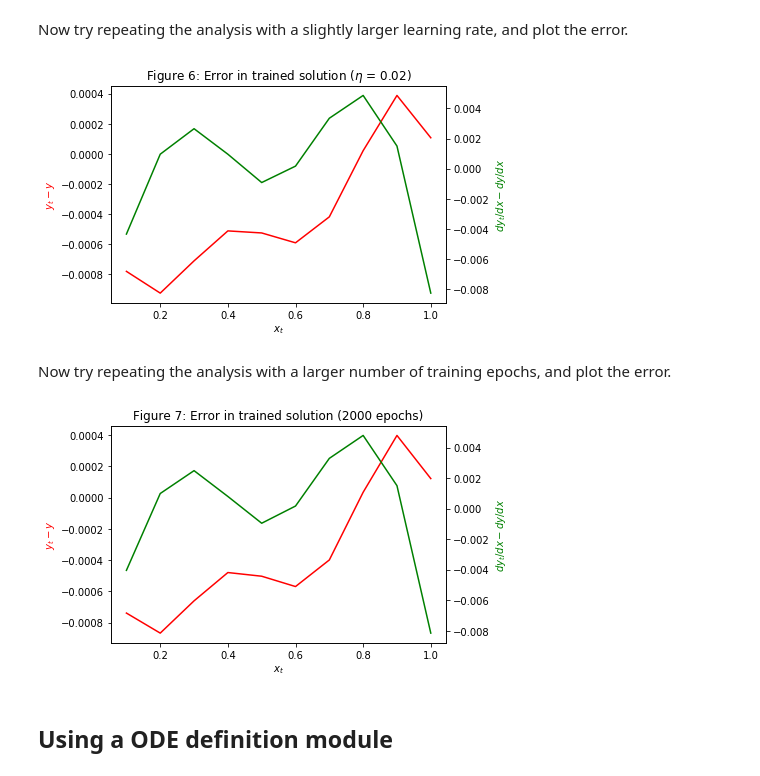
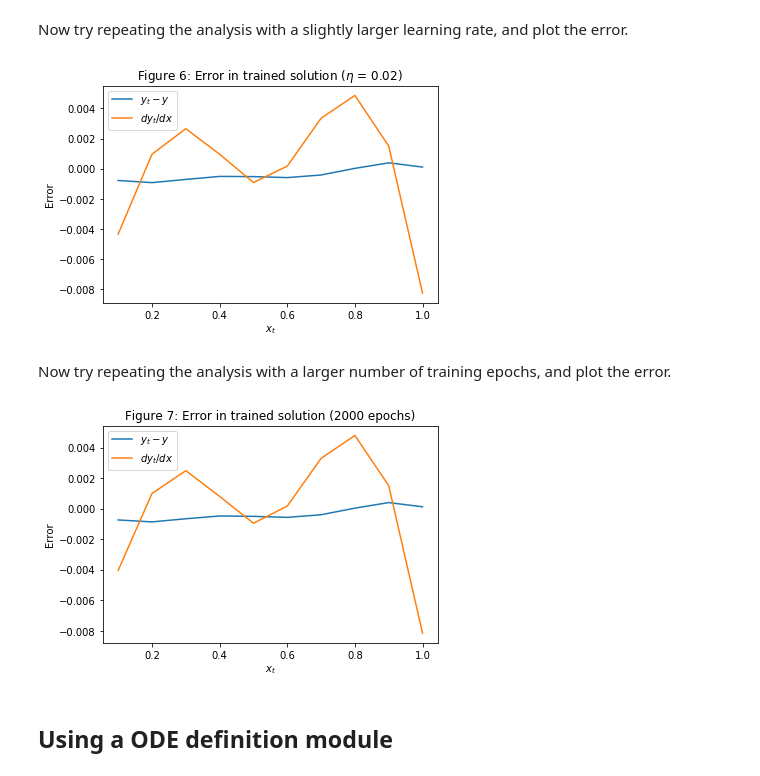
Before and after one commit to elwinter/nnode, a Jupyter notebook: nnode1.ipynb, the cells around one changed output. Drawn from its saved outputs; the diff is of its cells as text; code cells hidden in the pictures.

```diff
--- a/nnode1.ipynb
+++ b/nnode1.ipynb
@@ -86,21 +86,21 @@ where:
 A plot of this transfer function and its first several derivatives is provided below.
 # %%
 def sigma(z):
-    return 1 / (1 + m.exp(-z))
+    return 1 / (1 + exp(-z))
 
 def dsigma_dz(z):
-    return m.exp(-z) / (1 + m.exp(-z))**2
+    return exp(-z) / (1 + exp(-z))**2
 
 def d2sigma_dz2(z):
     return (
-        2 * m.exp(-2 * z) / (1 + m.exp(-z))**3 - m.exp(-z) / (1 + m.exp(-z))**2
+        2 * exp(-2 * z) / (1 + exp(-z))**3 - exp(-z) / (1 + exp(-z))**2
     )
 
 def d3sigma_dz3(z):
     return (
-        6 * m.exp(-3 * z) / (1 + m.exp(-z))**4
-        - 6 * m.exp(-2 * z) / (1 + m.exp(-z))**3
-        + m.exp(-z) / (1 + m.exp(-z))**2
+        6 * exp(-3 * z) / (1 + exp(-z))**4
+        - 6 * exp(-2 * z) / (1 + exp(-z))**3
+        + exp(-z) / (1 + exp(-z))**2
     )
 
 z = np.arange(-5, 5, 0.01)
@@ -281,11 +281,11 @@ y(x) = 1 + e^{-x^2/2}
 The analytical solution and its derivative are shown in the figure below.
 # %%
 def ya(x):
-    return 1 + m.exp(-x**2 / 2)
+    return 1 + exp(-x**2 / 2)
 
 # Define the 1st analytical derivative.
 def dya_dx(x):
-    return -x * m.exp(-x**2 / 2)
+    return -x * exp(-x**2 / 2)
 
 # Define the original differential equation:
 def F(x, y):
@@ -410,21 +400,19 @@ Now try repeating the analysis with a slightly larger learning rate, and plot th
 # %%
 np.random.seed(0)
 (yt, dyt_dx) = nnode1(xt, F, dF_dy, d2F_dy2, A, eta = 0.02)
 y = np.zeros(nt)
 dy_dx = np.zeros(nt)
 for i in range(nt):
     y[i] = ya(xt[i])
     dy_dx[i] = dya_dx(xt[i])
-(fig, ax1) = plt.subplots()
-ax1.plot(xt, yt - y, color = 'r')
-ax1.set_xlabel('$x_t$')
-ax1.set_ylabel('$y_t - y$', color = 'r')
-ax2 = ax1.twinx()
-ax2.plot(xt, dyt_dx - dy_dx, color = 'g')
-ax2.set_ylabel('$dy_t/dx - dy/dx$', color = 'g');
+plt.plot(xt, yt - y, label = "$y_t-y$")
+plt.plot(xt, dyt_dx - dy_dx, label = "$dy_t/dx$")
+plt.xlabel('$x_t$')
+plt.ylabel('Error')
+plt.legend()
 plt.title("Figure 6: Error in trained solution ($\eta$ = 0.02)");
 # %% [output]
-[figure, old version]
+[figure, new version]
 # %% [markdown]
 Now try repeating the analysis with a larger number of training epochs, and plot the error.
 # %%
@@ -435,16 +423,14 @@ dy_dx = np.zeros(nt)
 for i in range(nt):
     y[i] = ya(xt[i])
     dy_dx[i] = dya_dx(xt[i])
-(fig, ax1) = plt.subplots()
-ax1.plot(xt, yt - y, color = 'r')
-ax1.set_xlabel('$x_t$')
-ax1.set_ylabel('$y_t - y$', color = 'r')
-ax2 = ax1.twinx()
-ax2.plot(xt, dyt_dx - dy_dx, color = 'g')
-ax2.set_ylabel('$dy_t/dx - dy/dx$', color = 'g');
+plt.plot(xt, yt - y, label = "$y_t-y$")
+plt.plot(xt, dyt_dx - dy_dx, label = "$dy_t/dx$")
+plt.xlabel('$x_t$')
+plt.ylabel('Error')
+plt.legend()
 plt.title("Figure 7: Error in trained solution (2000 epochs)");
 # %% [output]
-[figure, old version]
+[figure, new version]
 # %% [markdown]
 ## Using a ODE definition module
 # %% [markdown]
```
Also changed, not shown: parts of 12 cells of this notebook, 17 other files.
